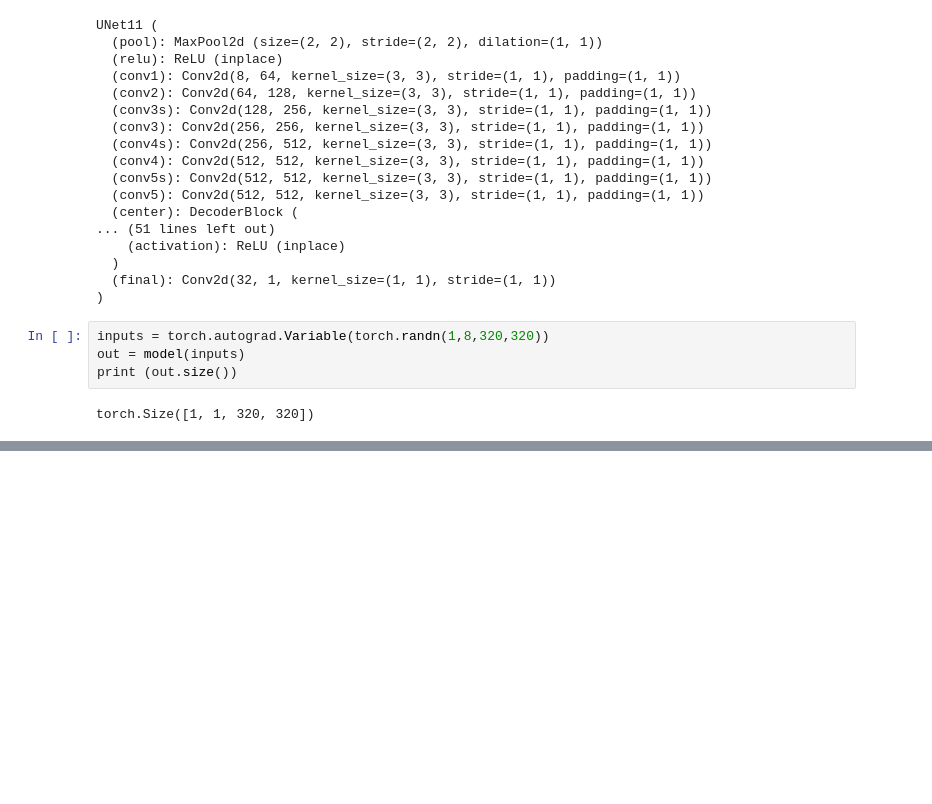
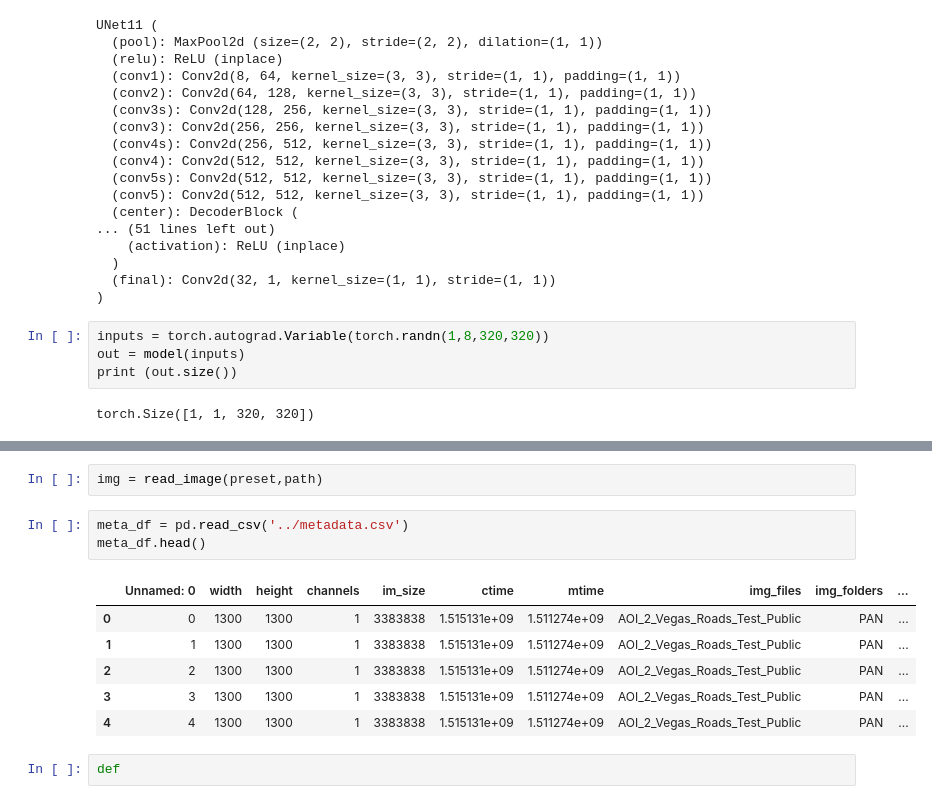
Before and after one commit to snakers4/spacenet-three, a Jupyter notebook: src/test_config.ipynb, the cells around one changed output, grey strips where cells are left out. Drawn from its saved outputs; the diff is of its cells as text; blank space fills up the shorter version.

```diff
--- a/src/test_config.ipynb
+++ b/src/test_config.ipynb
@@ -450,0 +574,14 @@ torch.Size([1, 1, 320, 320])
+# %%
+img = read_image(preset,path)
+# %%
+meta_df = pd.read_csv('../metadata.csv')
+meta_df.head()
+# %% [output]
+|  | Unnamed: 0 | width | height | channels | im_size | ctime | mtime | img_files | img_folders | ... |
+| 0 | 0 | 1300 | 1300 | 1 | 3383838 | 1.515131e+09 | 1.511274e+09 | AOI_2_Vegas_Roads_Test_Public | PAN | ... |
+| 1 | 1 | 1300 | 1300 | 1 | 3383838 | 1.515131e+09 | 1.511274e+09 | AOI_2_Vegas_Roads_Test_Public | PAN | ... |
+| 2 | 2 | 1300 | 1300 | 1 | 3383838 | 1.515131e+09 | 1.511274e+09 | AOI_2_Vegas_Roads_Test_Public | PAN | ... |
+| 3 | 3 | 1300 | 1300 | 1 | 3383838 | 1.515131e+09 | 1.511274e+09 | AOI_2_Vegas_Roads_Test_Public | PAN | ... |
+| 4 | 4 | 1300 | 1300 | 1 | 3383838 | 1.515131e+09 | 1.511274e+09 | AOI_2_Vegas_Roads_Test_Public | PAN | ... |
+# %%
+def
```
Also changed, not shown: parts of 16 cells of this notebook, 4 other files.
